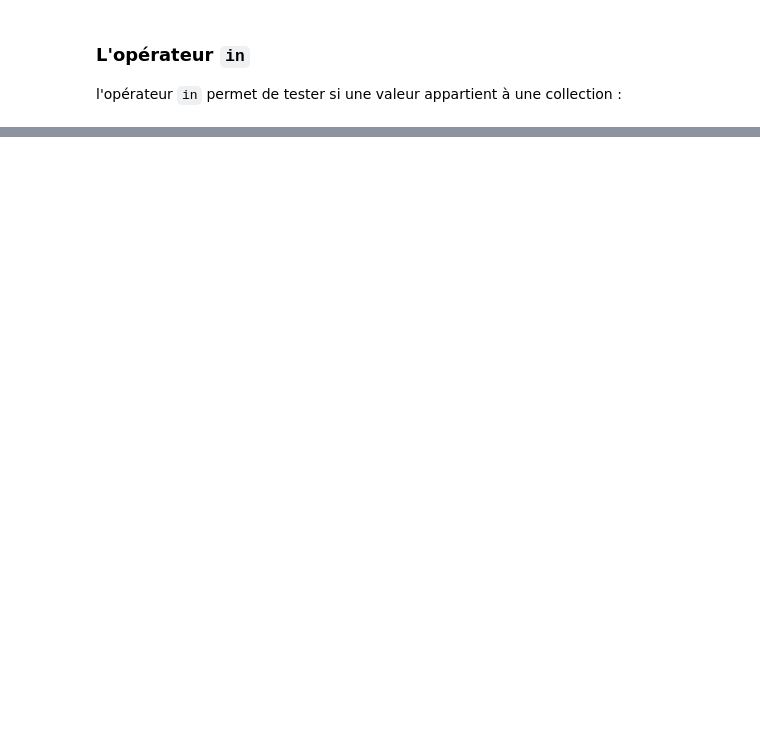
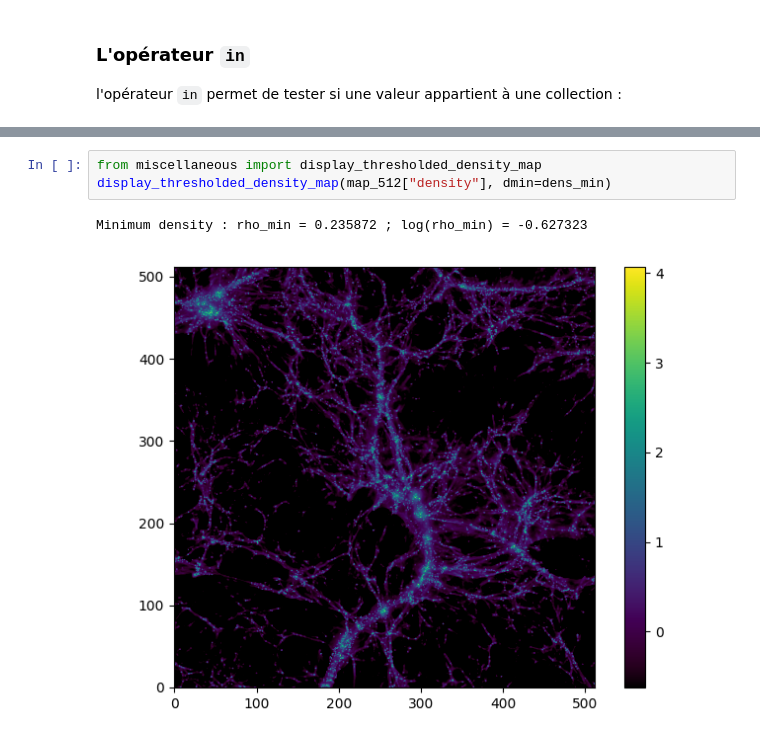
Before and after one commit to dchapon/AtelierAstroPython, a Jupyter notebook: atelier.ipynb, the cells around one changed output, grey strips where cells are left out. Drawn from its saved outputs; the diff is of its cells as text; blank space fills up the shorter version.

```diff
--- a/atelier.ipynb
+++ b/atelier.ipynb
@@ -502,0 +636,6 @@ with bz2.BZ2File("data/entropy.pkl.bz2", 'rb') as f:
+# %%
+from miscellaneous import display_thresholded_density_map
+display_thresholded_density_map(map_512["density"], dmin=dens_min)
+# %% [output]
+Minimum density : rho_min = 0.235872 ; log(rho_min) = -0.627323
+[figure, added]
```
Also changed, not shown: parts of 95 cells of this notebook, 2 other files.
